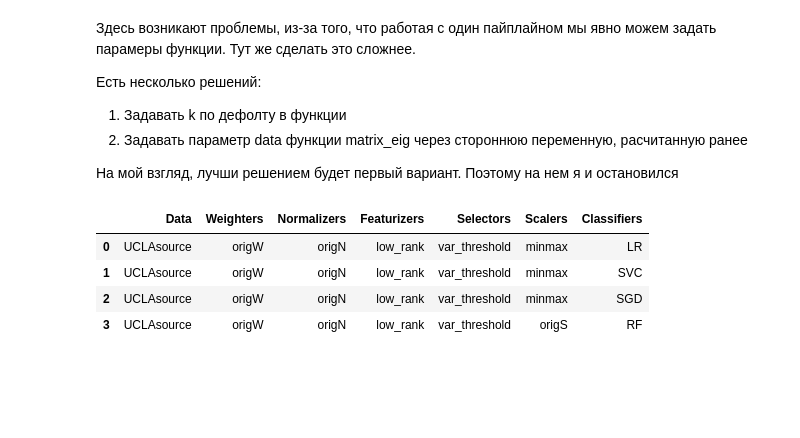
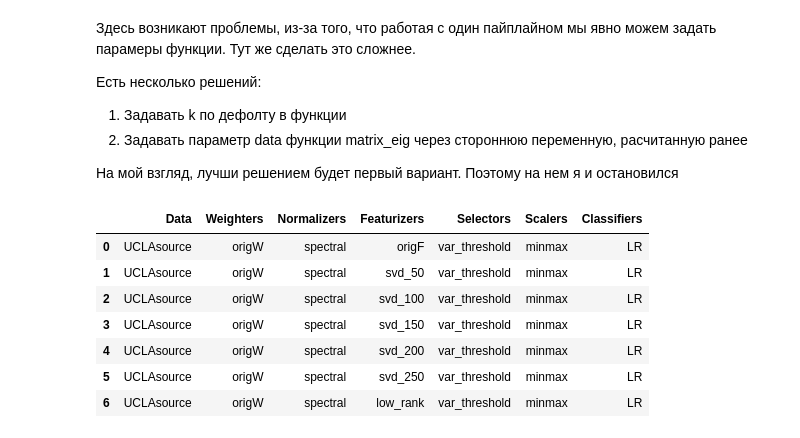
Before and after one commit to Tismoney/PRNI2016, a Jupyter notebook: LowRankAlgoritm.ipynb, the cells around one changed output. Cells and saved outputs as stored; diff of their text form; code cells hidden in the pictures; blank space fills up the shorter version.

Commit message:
Add low rank with SVD

```diff
--- a/LowRankAlgoritm.ipynb
+++ b/LowRankAlgoritm.ipynb
@@ -230,25 +287,29 @@ eval_cv = StratifiedKFold(n_splits=10,
                           shuffle=True,
                           random_state=1)
 
-data = [('UCLAsource', Transformer(get_autism)),
-        #('UCLAbaseline', Transformer(get_baseline))
-       ]
+data = [('UCLAsource', Transformer(get_autism))]
 
 #Only low_rank
 weighters = [('origW', Transformer(orig)),
              #('binar', Transformer(binar_norm)),
              #('wbysqdist', Transformer(wbysqdist)),
-             #('low_rank', Transformer(matrix_eig_k))
             ]
 
 
-normalizers = [('origN', Transformer(orig)),
-               #('spectral', Transformer(spectral_norm))
+normalizers = [#('origN', Transformer(orig)),
+               ('spectral', Transformer(spectral_norm))
               ]
 
-featurizers = [#('origF', Transformer(orig_vec, collect=['X_vec'])),
-               #('degrees', Transformer(degrees, collect=['degrees']))
-               ('low_rank', Transformer(matrix_eig_k, collect=['X_vec']))]
+featurizers = [('origF', Transformer(orig_vec, collect=['X_vec'])),
+               ('svd_50', Transformer(matrix_svd_50, collect=['X_vec'])),
+               ('svd_100', Transformer(matrix_svd_100, collect=['X_vec'])),
+               ('svd_150', Transformer(matrix_svd_150, collect=['X_vec'])),
+               ('svd_200', Transformer(matrix_svd_200, collect=['X_vec'])),
+               ('svd_250', Transformer(matrix_svd_250, collect=['X_vec'])),
+               #('degrees', Transformer(degrees, collect=['degrees'])),
+               #('degrees_eig', Transformer(degrees_eig, collect=['degrees'])),
+               ('low_rank', Transformer(matrix_eig_k, collect=['X_vec']))
+               ]
 
 selectors = [('var_threshold', VarianceThreshold())]
 
@@ -257,10 +318,11 @@ scalers = [('minmax', MinMaxScaler()),
 
 #For tests, don`t use XGB, it needs a lot of time
 classifiers = [('LR', LogisticRegression()),
-               ('RF', RandomForestClassifier()),
-               ('SVC', SVC()),
+               #('RF', RandomForestClassifier()),
+               #('SVC', SVC()),
                #('XGB', XGBClassifier(nthread=1)),
-               ('SGD', SGDClassifier())]
+               #('SGD', SGDClassifier())
+              ]
 
 steps = [('Data', data),
          ('Weighters', weighters),
@@ -297,37 +359,40 @@ param_grid = dict(
         penalty=['elasticnet']
     ),
     SVC=dict(
         C=[0.0005, 0.001, 0.005, 0.01] + [i*0.05 for i in range(1,11)],
         degree=[2, 3, 4],
         kernel=['linear', 'poly', 'rbf', 'sigmoid'],
         max_iter=[50, 100, 150],
     ),
     RF=dict(
         criterion=['entropy', 'gini'],
         max_depth=[3, 5, 7, 10, 20],
         max_features=['log2', 'sqrt'] + [0.001, 0.005, 0.01, 0.05, 0.1, 0.25, 0.5, 1.0],
         n_estimators=[10, 50, 100, 200, 500]
     ),
     XGB=dict(
         colsample_bytree=[0.01] + [0.05*i for i in range(1,21)],
         learning_rate=[0.01*i for i in range(1,6)] + [0.05*i for i in range(2,11)],
         max_depth=[i for i in range(1,12)],
         n_estimators=[10, 50, 100, 200, 500],
         nthread=[1],
         reg_alpha=[0, 1],
         reg_lambda=[0, 1],
         subsample=[0.5, 0.7, 1]
     )
 )
 
 pipe = Pipeliner(steps, eval_cv=eval_cv, grid_cv=grid_cv, param_grid=param_grid, banned_combos=banned_combos)
 pipe.plan_table
 # %% [output]
 |  | Data | Weighters | Normalizers | Featurizers | Selectors | Scalers | Classifiers |
-| 0 | UCLAsource | origW | origN | low_rank | var_threshold | minmax | LR |
-| 1 | UCLAsource | origW | origN | low_rank | var_threshold | minmax | SVC |
-| 2 | UCLAsource | origW | origN | low_rank | var_threshold | minmax | SGD |
-| 3 | UCLAsource | origW | origN | low_rank | var_threshold | origS | RF |
+| 0 | UCLAsource | origW | spectral | origF | var_threshold | minmax | LR |
+| 1 | UCLAsource | origW | spectral | svd_50 | var_threshold | minmax | LR |
+| 2 | UCLAsource | origW | spectral | svd_100 | var_threshold | minmax | LR |
+| 3 | UCLAsource | origW | spectral | svd_150 | var_threshold | minmax | LR |
+| 4 | UCLAsource | origW | spectral | svd_200 | var_threshold | minmax | LR |
+| 5 | UCLAsource | origW | spectral | svd_250 | var_threshold | minmax | LR |
+| 6 | UCLAsource | origW | spectral | low_rank | var_threshold | minmax | LR |
 # %%
 pipe.get_results('Data/dti/', caching_steps=['Data', 'Weighters', 'Normalizers', 'Featurizers'], scoring=['roc_auc'])
 # %% [output]
```
Also changed, not shown: parts of 11 cells of this notebook, 2 other files.
